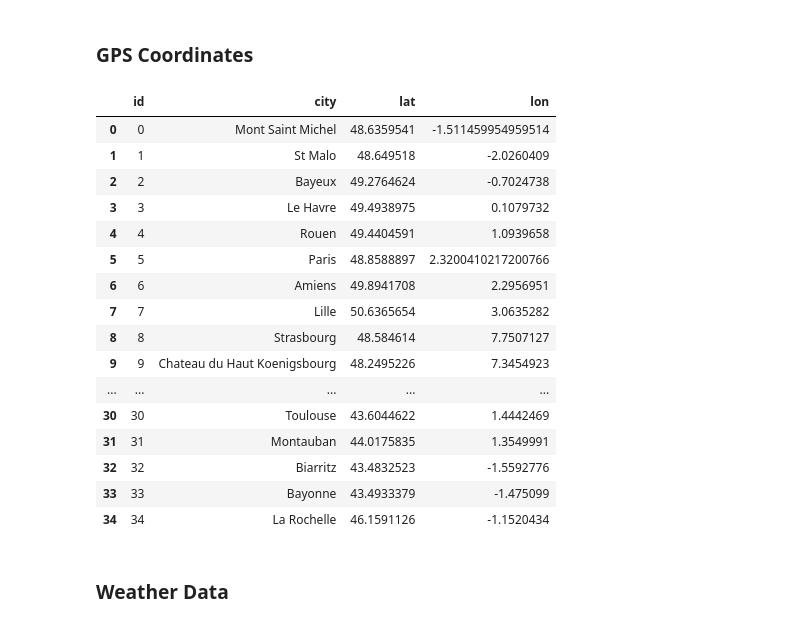
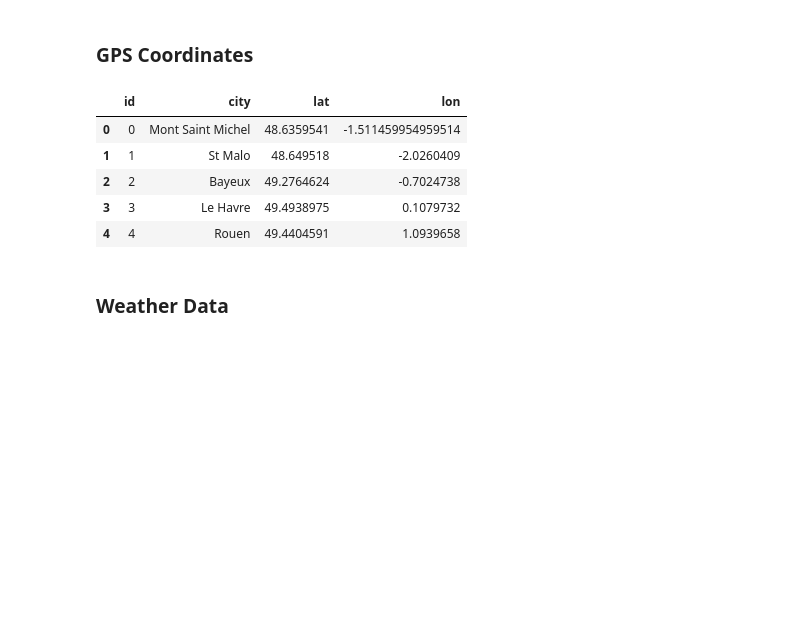
Before and after one commit to GuillaumeArp/Kayak_Project, a Jupyter notebook: kayak.ipynb, the cells around one changed output. Saved outputs shown, nothing was run; the diff lists cells and outputs as text; code cells hidden in the pictures; blank space fills up the shorter version.

```diff
--- a/kayak.ipynb
+++ b/kayak.ipynb
@@ -307,24 +282,12 @@ def get_gps(df):
-# %%
-df_gps = get_gps(df_cities)
-df_gps
-# %% [output]
-|  | id | city | lat | lon |
-| 0 | 0 | Mont Saint Michel | 48.6359541 | -1.511459954959514 |
-| 1 | 1 | St Malo | 48.649518 | -2.0260409 |
-| 2 | 2 | Bayeux | 49.2764624 | -0.7024738 |
-| 3 | 3 | Le Havre | 49.4938975 | 0.1079732 |
-| 4 | 4 | Rouen | 49.4404591 | 1.0939658 |
-| 5 | 5 | Paris | 48.8588897 | 2.3200410217200766 |
-| 6 | 6 | Amiens | 49.8941708 | 2.2956951 |
-| 7 | 7 | Lille | 50.6365654 | 3.0635282 |
-| 8 | 8 | Strasbourg | 48.584614 | 7.7507127 |
-| 9 | 9 | Chateau du Haut Koenigsbourg | 48.2495226 | 7.3454923 |
-| ... | ... | ... | ... | ... |
-| 30 | 30 | Toulouse | 43.6044622 | 1.4442469 |
-| 31 | 31 | Montauban | 44.0175835 | 1.3549991 |
-| 32 | 32 | Biarritz | 43.4832523 | -1.5592776 |
-| 33 | 33 | Bayonne | 43.4933379 | -1.475099 |
-| 34 | 34 | La Rochelle | 46.1591126 | -1.1520434 |
+# %%
+df_gps.head()
+# %% [output]
+|  | id | city | lat | lon |
+| 0 | 0 | Mont Saint Michel | 48.6359541 | -1.511459954959514 |
+| 1 | 1 | St Malo | 48.649518 | -2.0260409 |
+| 2 | 2 | Bayeux | 49.2764624 | -0.7024738 |
+| 3 | 3 | Le Havre | 49.4938975 | 0.1079732 |
+| 4 | 4 | Rouen | 49.4404591 | 1.0939658 |
 # %% [markdown]
 ### Weather Data
 # %%
```
Also changed, not shown: parts of 35 cells of this notebook.
